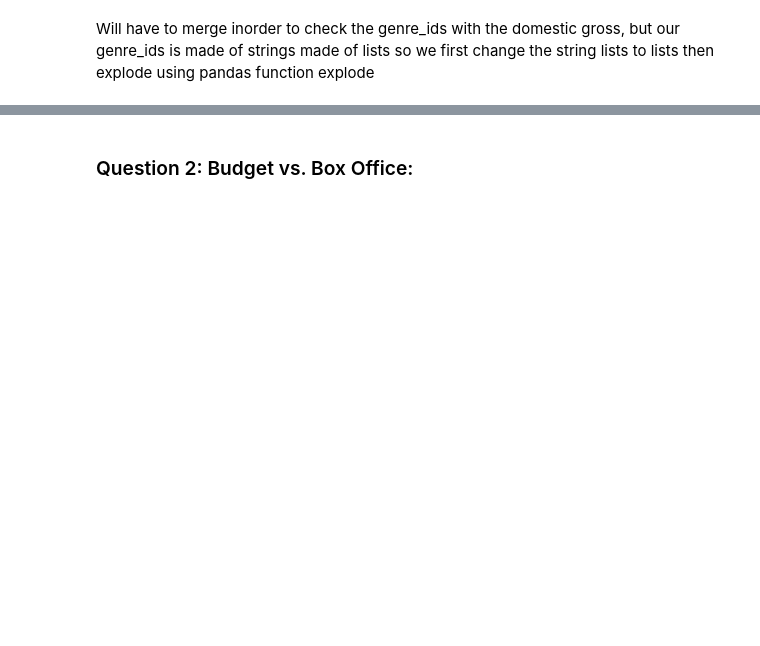
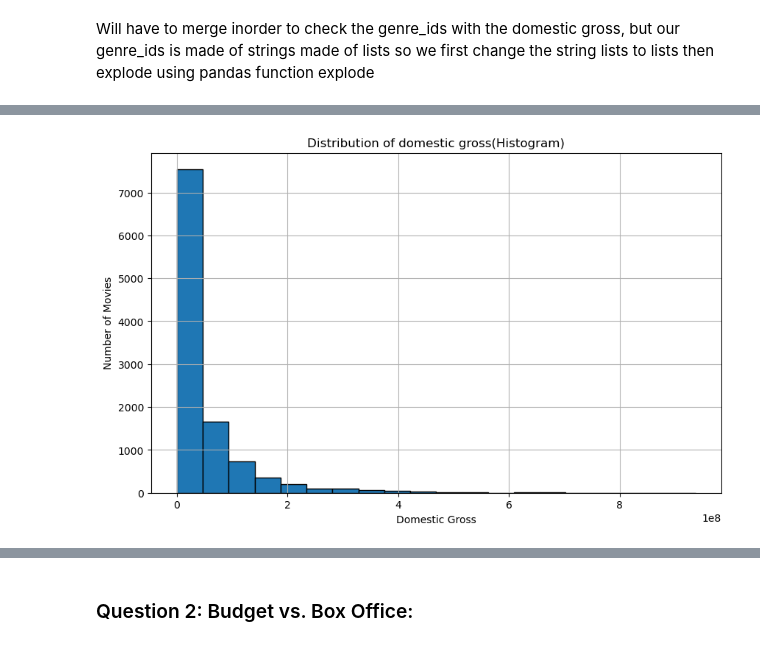
Before and after one commit to victormuuo07/DSC-Phase1-project, a Jupyter notebook: index.ipynb, the cells around one changed output, grey strips where cells are left out. Drawn from its saved outputs; the diff is of its cells as text; code cells hidden in the pictures; blank space fills up the shorter version.

```diff
--- a/index.ipynb
+++ b/index.ipynb
@@ -991,3 +981,13 @@ KeyError: 'title'
+# %%
+plt.figure(figsize=(10, 6))  # Adjust figure size as desired
+plt.hist(merged_data["domestic_gross"], bins=20, edgecolor="black")  # Adjust number of bins
+plt.xlabel("Domestic Gross")
+plt.ylabel("Number of Movies")
+plt.title("Distribution of domestic gross(Histogram)")
+plt.grid(True)
+plt.show()
+# %% [output]
+[figure, added]
 # %%
 
 
```
Also changed, not shown: parts of 45 cells of this notebook.
